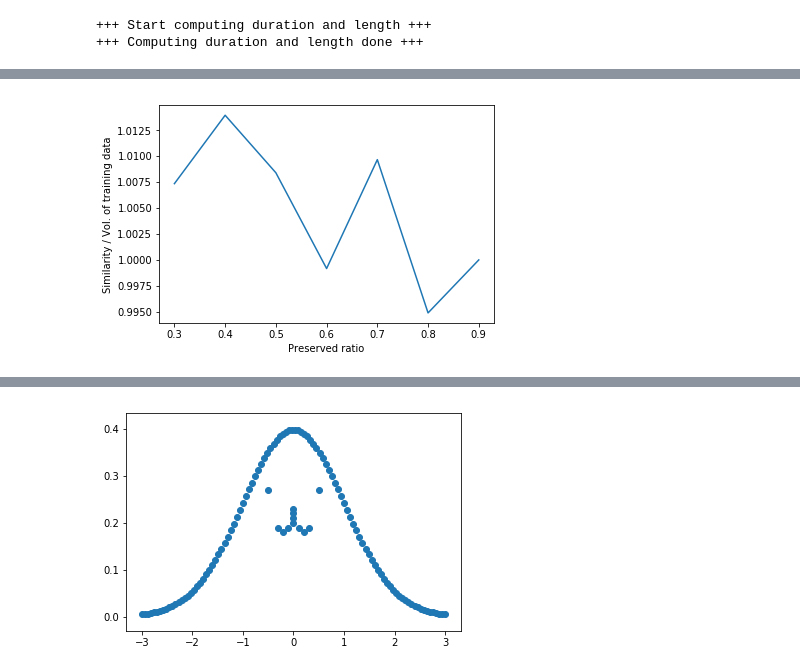
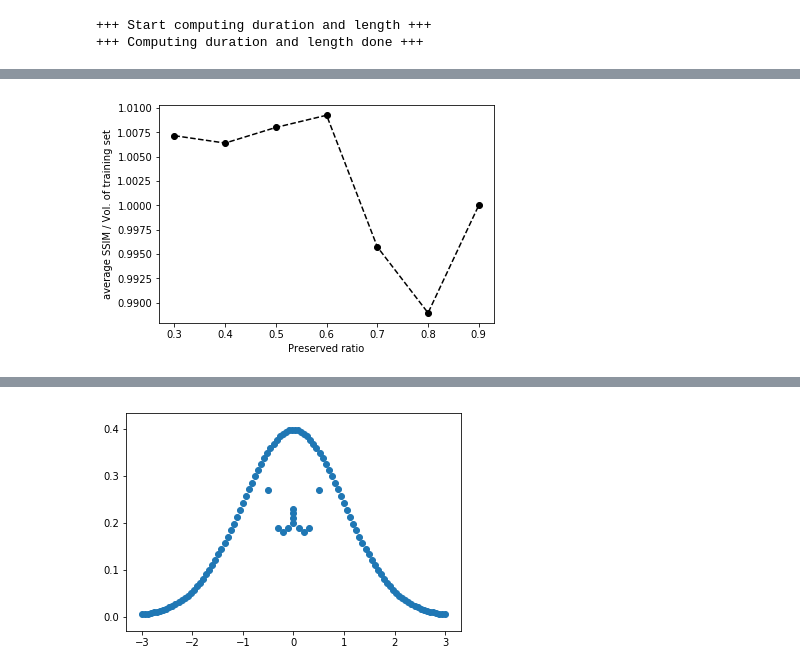
Before and after one commit to cilegann/TuberculosisDetect, a Jupyter notebook: src/dataOrganize/discardRatioMeasurement.ipynb, the cells around one changed output, grey strips where cells are left out. Cells and saved outputs as stored; diff of their text form; code cells hidden in the pictures.

```diff
--- a/src/dataOrganize/discardRatioMeasurement.ipynb
+++ b/src/dataOrganize/discardRatioMeasurement.ipynb
@@ -92,7 +92,7 @@ for k,v in (samples.items()):
         polluted[k]=samples[k]
 # %%
 #ratios=[0.3,0.35,0.4,0.5,0.6,0.7,0.8,0.9]
-ratios=np.arange(0.3, 0.95, 0.05)
+ratios=np.arange(0.3, 0.95, 0.1)
 times=1
 mse_result=[]
 ssim_result=[]
@@ -210,7 +224,7 @@ fuck_you_ratio=[((s*d)/(m*t)) for s,d,m,t in zip(ssim_result_n,discarded_length_
 # %%
 plt.xlabel("Preserved ratio")
-plt.ylabel("Similarity / Vol. of training data")
-plt.plot( [ratios[i] for i in [0,2,4,6,8,10,12]],[ssim_train[i] for i in [0,2,4,6,8,10,12]])
+plt.ylabel("average SSIM / Vol. of training set")
+plt.plot( ratios,ssim_train,'--bo',color='black')
 plt.savefig('ratio.png', dpi=300,bbox_inches='tight')
 # %% [output]
-[figure, old version]
+[figure, new version]
```
Also changed, not shown: parts of 4 cells of this notebook, 14 other files.
